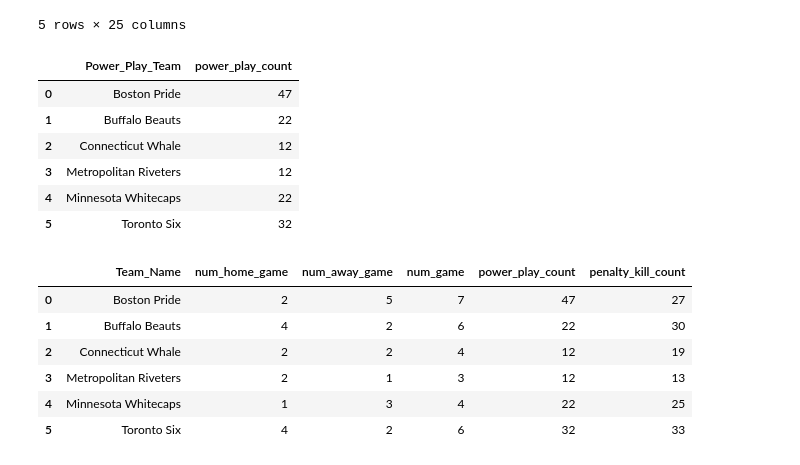
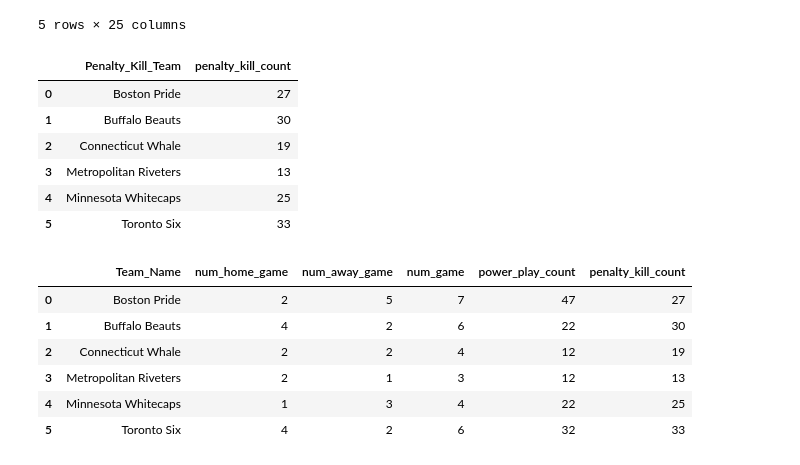
Before and after one commit to tassadaryl/Team-Orange-Rotman-2022Datathon, a Jupyter notebook: specialists.ipynb, the cells around one changed output. Drawn from its saved outputs; the diff is of its cells as text; code cells hidden in the pictures.

```diff
--- a/specialists.ipynb
+++ b/specialists.ipynb
@@ -118,16 +118,16 @@ df.tail()
 # count the number of power play and penalty kill period for each team
 df_power_play_count = df.groupby("Power_Play_Team").penalty_period.nunique().reset_index().rename(columns={"penalty_period": "power_play_count"})
 df_penalty_count = df.groupby("Penalty_Kill_Team").penalty_period.nunique().reset_index().rename(columns={"penalty_period": "penalty_kill_count"})
-# %%
-df_power_play_count
-# %% [output]
-|  | Power_Play_Team | power_play_count |
-| 0 | Boston Pride | 47 |
-| 1 | Buffalo Beauts | 22 |
-| 2 | Connecticut Whale | 12 |
-| 3 | Metropolitan Riveters | 12 |
-| 4 | Minnesota Whitecaps | 22 |
-| 5 | Toronto Six | 32 |
+# %%
+df_penalty_count
+# %% [output]
+|  | Penalty_Kill_Team | penalty_kill_count |
+| 0 | Boston Pride | 27 |
+| 1 | Buffalo Beauts | 30 |
+| 2 | Connecticut Whale | 19 |
+| 3 | Metropolitan Riveters | 13 |
+| 4 | Minnesota Whitecaps | 25 |
+| 5 | Toronto Six | 33 |
 # %%
 # update team info frame with power play and penalty kill count
 df_team_info = pd.merge(df_team_info, df_power_play_count, left_on="Team_Name", right_on="Power_Play_Team", )
```
Also changed, not shown: parts of 3 cells of this notebook, 1 other file.
